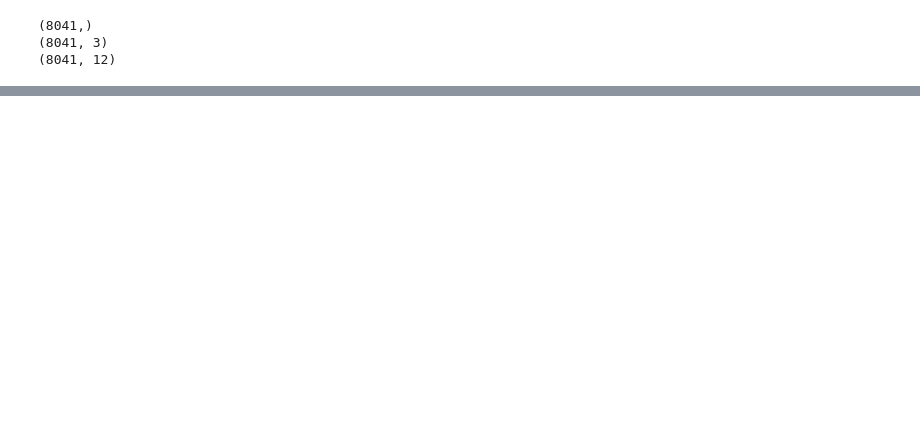
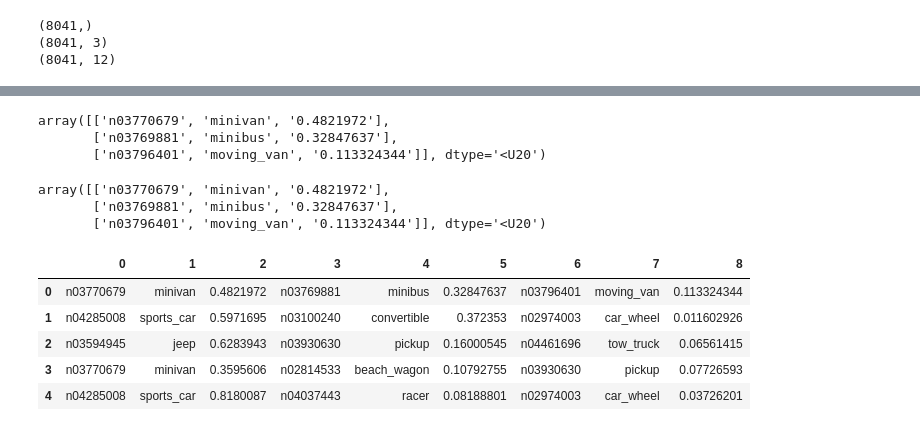
Before and after one commit to bedhinesh/capstone-aiml, a Jupyter notebook: Validate_train_test_data.ipynb, the cells around one changed output, grey strips where cells are left out. Saved outputs shown, nothing was run; the diff lists cells and outputs as text; code cells hidden in the pictures; blank space fills up the shorter version.

```diff
--- a/Validate_train_test_data.ipynb
+++ b/Validate_train_test_data.ipynb
@@ -339,0 +377,16 @@ pending images 8041
+# %%
+from numpy import asarray
+from numpy import save
+save('preds_test.npy', preds_test)
+preds_test = np.load('preds_test.npy')
+preds_test[0]
+# %% [output]
+array([['n03770679', 'minivan', '0.4821972'],
+       ['n03769881', 'minibus', '0.32847637'],
+       ['n03796401', 'moving_van', '0.113324344']], dtype='<U20')
+# %%
+preds_test[0]
+# %% [output]
+array([['n03770679', 'minivan', '0.4821972'],
+       ['n03769881', 'minibus', '0.32847637'],
+       ['n03796401', 'moving_van', '0.113324344']], dtype='<U20')
@@ -339,0 +395,9 @@ pending images 8041
+# %%
+Preds_test_1.head(5)
+# %% [output]
+|  | 0 | 1 | 2 | 3 | 4 | 5 | 6 | 7 | 8 |
+| 0 | n03770679 | minivan | 0.4821972 | n03769881 | minibus | 0.32847637 | n03796401 | moving_van | 0.113324344 |
+| 1 | n04285008 | sports_car | 0.5971695 | n03100240 | convertible | 0.372353 | n02974003 | car_wheel | 0.011602926 |
+| 2 | n03594945 | jeep | 0.6283943 | n03930630 | pickup | 0.16000545 | n04461696 | tow_truck | 0.06561415 |
+| 3 | n03770679 | minivan | 0.3595606 | n02814533 | beach_wagon | 0.10792755 | n03930630 | pickup | 0.07726593 |
+| 4 | n04285008 | sports_car | 0.8180087 | n04037443 | racer | 0.08188801 | n02974003 | car_wheel | 0.03726201 |
```
Also changed, not shown: parts of 12 cells of this notebook.
